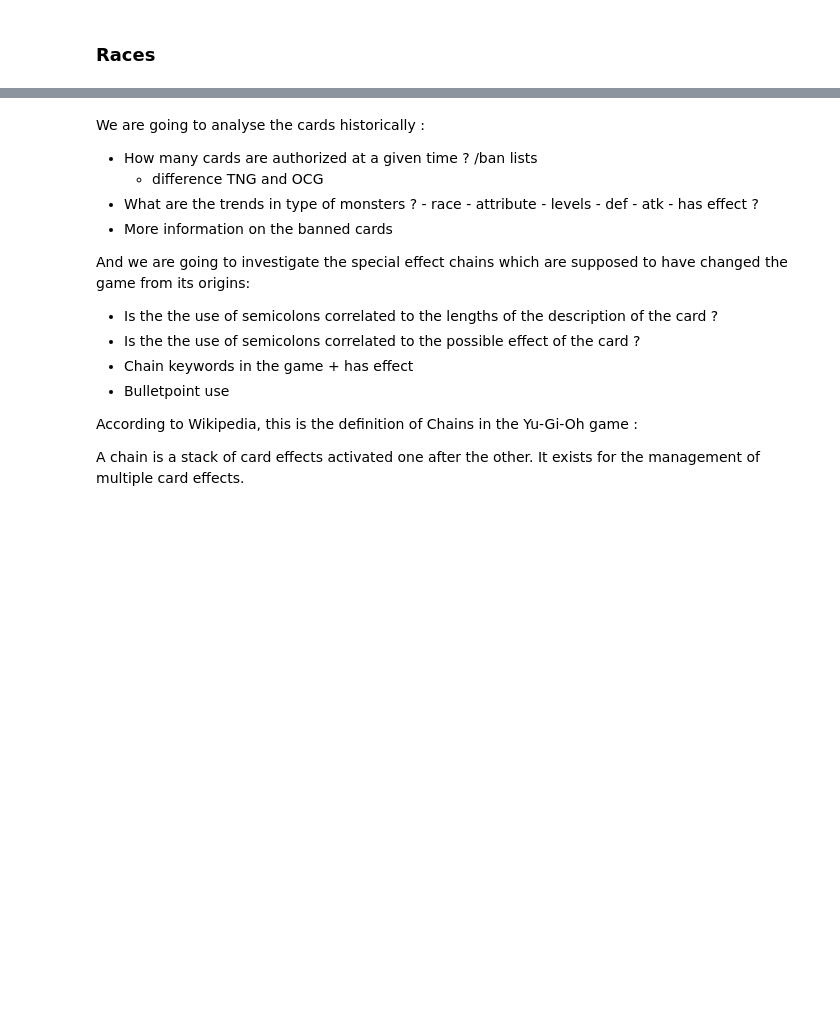
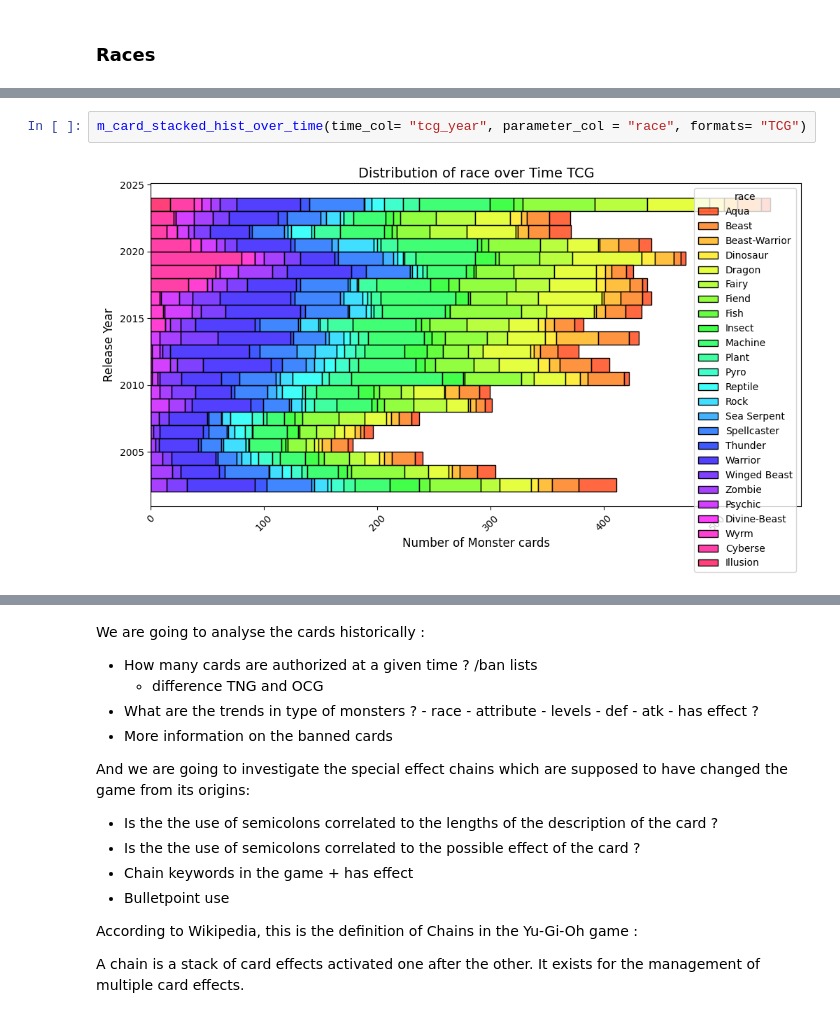
Before and after one commit to HanaeBonnafoux/yugioh, a Jupyter notebook: yu-gi-oh-s-evolution-through-the-cards.ipynb, the cells around one changed output, grey strips where cells are left out. Drawn from its saved outputs; the diff is of its cells as text; blank space fills up the shorter version.

```diff
--- a/yu-gi-oh-s-evolution-through-the-cards.ipynb
+++ b/yu-gi-oh-s-evolution-through-the-cards.ipynb
@@ -468,0 +502,4 @@ The number of cards released with higher levels could partially explain the need
+# %%
+m_card_stacked_hist_over_time(time_col= "tcg_year", parameter_col = "race", formats= "TCG")
+# %% [output]
+[figure, added]
```
Also changed, not shown: parts of 19 cells of this notebook.
